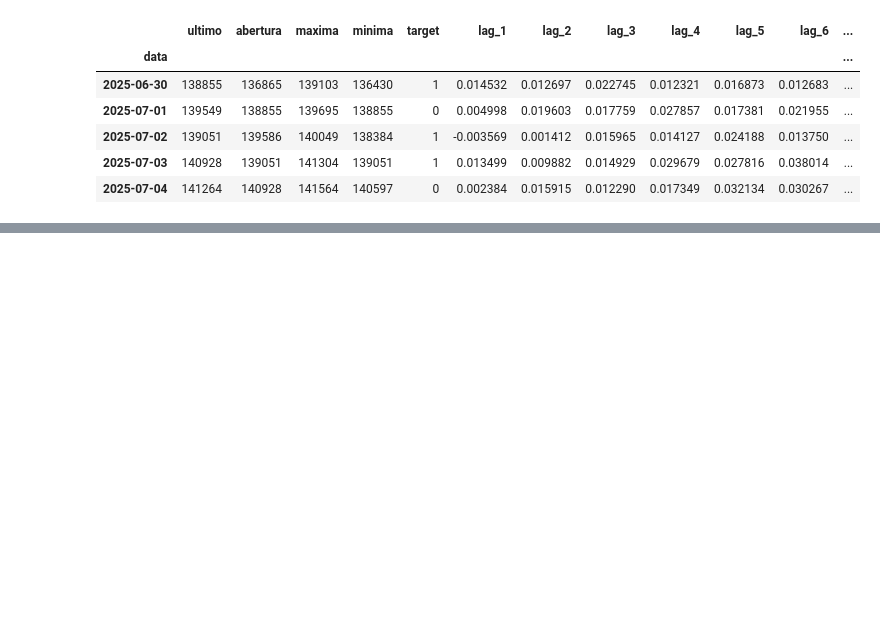
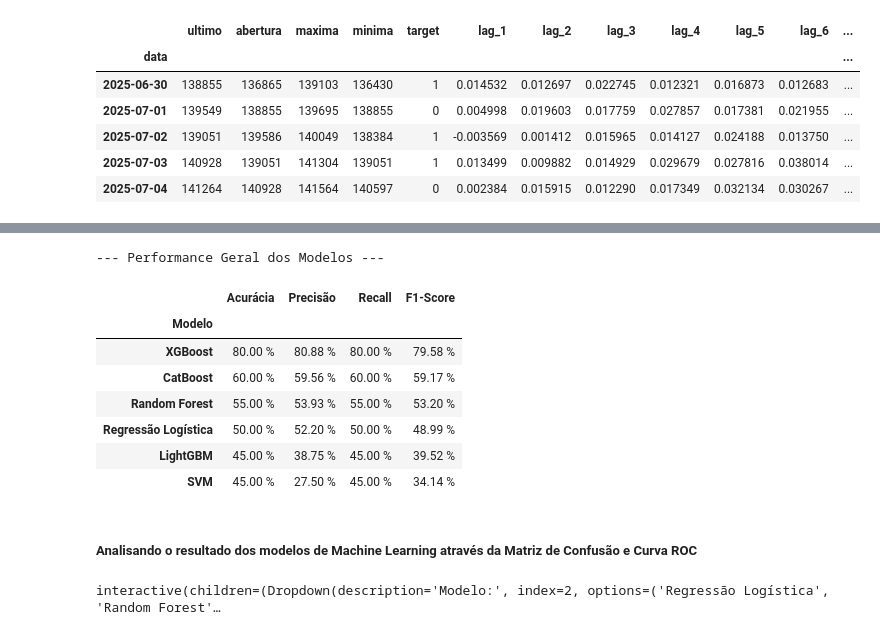
Before and after one commit to RicardViana/fiap-Machine-Learning-and-Time-Series, a Jupyter notebook: tech_challenge_fase_2.ipynb, the cells around one changed output, grey strips where cells are left out. Drawn from its saved outputs; the diff is of its cells as text; code cells hidden in the pictures; blank space fills up the shorter version.

```diff
--- a/tech_challenge_fase_2.ipynb
+++ b/tech_challenge_fase_2.ipynb
@@ -568,0 +596,63 @@ display(performance)
+# %%
+import pandas as pd
+from sklearn.metrics import classification_report
+
+# Dicionário centralizado que guarda o nome, o objeto do modelo e suas previsões
+modelos_avaliados = {
+    "Regressão Logística": {"modelo": modelo_rl, "previsoes": previsao_rl},
+    "Random Forest":       {"modelo": modelo_rf, "previsoes": previsao_rf},
+    "XGBoost":             {"modelo": modelo_xgb, "previsoes": previsao_xgb},
+    "LightGBM":            {"modelo": modelo_lgbm, "previsoes": previsao_lgbm},
+    "CatBoost":            {"modelo": modelo_cat, "previsoes": previsao_cat},
+    "SVM":                 {"modelo": modelo_svm, "previsoes": previsao_svm}
+}
+
+# --- Geração da Tabela de Performance (levemente adaptada) ---
+performance = pd.DataFrame(
+    columns=["Modelo", "Acurácia", "Precisão", "Recall", "F1-Score"]
+)
+
+for nome, dados in modelos_avaliados.items():
+    report = classification_report(y_test, dados["previsoes"], output_dict=True, zero_division=0)
+
+    performance.loc[performance.shape[0]] = {
+        "Modelo": nome,
+        "Acurácia": report["accuracy"],
+        "Precisão": report["weighted avg"]["precision"],
+        "Recall": report["weighted avg"]["recall"],
+        "F1-Score": report["weighted avg"]["f1-score"],
+    }
+
+performance.set_index("Modelo", inplace=True)
+performance_formatada = performance.sort_values(by="Acurácia", ascending=False)
+performance_formatada = performance_formatada.map(lambda x: f"{(100 * x):.2f} %")
+
+# Exibir a tabela de performance ordenada
+print("--- Performance Geral dos Modelos ---")
+display(performance_formatada)
+# %% [output]
+--- Performance Geral dos Modelos ---
+|  | Acurácia | Precisão | Recall | F1-Score |
+| Modelo |  |  |  |  |
+| XGBoost | 80.00 % | 80.88 % | 80.00 % | 79.58 % |
+| CatBoost | 60.00 % | 59.56 % | 60.00 % | 59.17 % |
+| Random Forest | 55.00 % | 53.93 % | 55.00 % | 53.20 % |
+| Regressão Logística | 50.00 % | 52.20 % | 50.00 % | 48.99 % |
+| LightGBM | 45.00 % | 38.75 % | 45.00 % | 39.52 % |
+| SVM | 45.00 % | 27.50 % | 45.00 % | 34.14 % |
+# %% [markdown]
+##### Analisando o resultado dos modelos de Machine Learning através da Matriz de Confusão e Curva ROC
+# %%
+modelo_default = performance.sort_values(by="Acurácia", ascending=False).index[0]
+
+dropdown = widgets.Dropdown(
+    options=list(modelos_avaliados.keys()),
+    value=modelo_default,
+    description='Modelo:',
+    disabled=False,
+)
+
+# Linka o dropdown à função de análise
+widgets.interactive(analisar_modelo_selecionado, nome_modelo=dropdown)
+# %% [output]
+interactive(children=(Dropdown(description='Modelo:', index=2, options=('Regressão Logística', 'Random Forest'…
```
Also changed, not shown: parts of 15 cells of this notebook.
